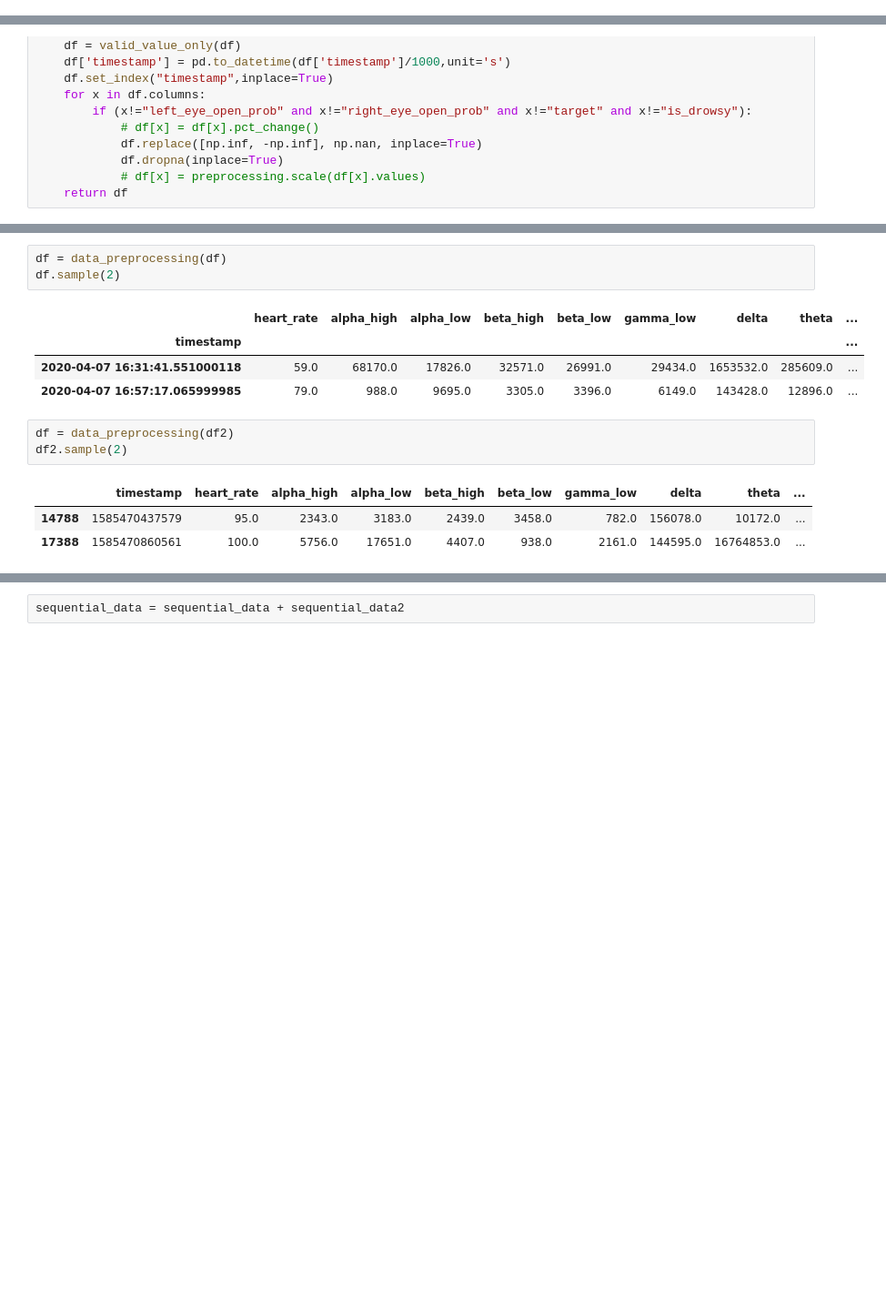
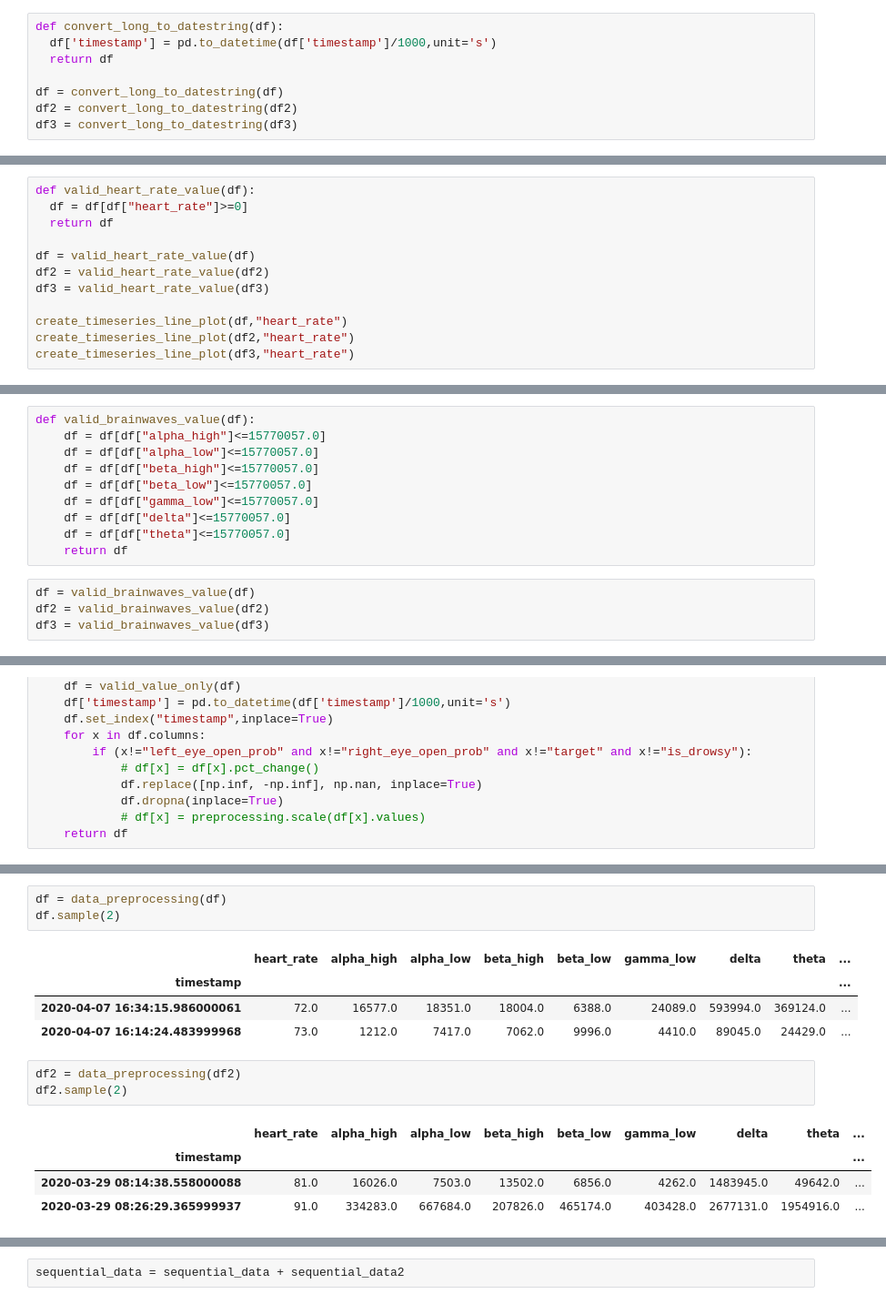
Before and after one commit to pascalisnala/drowsiness-detection-cnn-ml, a Jupyter notebook: skripsi_LSTM.ipynb, the cells around one changed output, grey strips where cells are left out. Shown at 91% size. Cells and saved outputs as stored; diff of their text form; blank space fills up the shorter version.

```diff
--- a/skripsi_LSTM.ipynb
+++ b/skripsi_LSTM.ipynb
@@ -84 +255,9 @@ memory usage: 2.6 MB
+# %%
+def convert_long_to_datestring(df):
+  df['timestamp'] = pd.to_datetime(df['timestamp']/1000,unit='s')
+  return df
+
+df = convert_long_to_datestring(df)
+df2 = convert_long_to_datestring(df2)
+df3 = convert_long_to_datestring(df3)
 # %%
@@ -97,0 +331,12 @@ df2.sample(2)
+# %%
+def valid_heart_rate_value(df):
+  df = df[df["heart_rate"]>=0]
+  return df
+
+df = valid_heart_rate_value(df)
+df2 = valid_heart_rate_value(df2)
+df3 = valid_heart_rate_value(df3)
+
+create_timeseries_line_plot(df,"heart_rate")
+create_timeseries_line_plot(df2,"heart_rate")
+create_timeseries_line_plot(df3,"heart_rate")
@@ -97,0 +399,14 @@ df2.sample(2)
+# %%
+def valid_brainwaves_value(df):
+    df = df[df["alpha_high"]<=15770057.0]
+    df = df[df["alpha_low"]<=15770057.0]
+    df = df[df["beta_high"]<=15770057.0]
+    df = df[df["beta_low"]<=15770057.0]
+    df = df[df["gamma_low"]<=15770057.0]
+    df = df[df["delta"]<=15770057.0]
+    df = df[df["theta"]<=15770057.0]
+    return df
+# %%
+df = valid_brainwaves_value(df)
+df2 = valid_brainwaves_value(df2)
+df3 = valid_brainwaves_value(df3)
@@ -138,15 +473,16 @@ df.sample(2)
 # %% [output]
 |  | heart_rate | alpha_high | alpha_low | beta_high | beta_low | gamma_low | delta | theta | ... |
 | timestamp |  |  |  |  |  |  |  |  | ... |
-| 2020-04-07 16:31:41.551000118 | 59.0 | 68170.0 | 17826.0 | 32571.0 | 26991.0 | 29434.0 | 1653532.0 | 285609.0 | ... |
-| 2020-04-07 16:57:17.065999985 | 79.0 | 988.0 | 9695.0 | 3305.0 | 3396.0 | 6149.0 | 143428.0 | 12896.0 | ... |
+| 2020-04-07 16:34:15.986000061 | 72.0 | 16577.0 | 18351.0 | 18004.0 | 6388.0 | 24089.0 | 593994.0 | 369124.0 | ... |
+| 2020-04-07 16:14:24.483999968 | 73.0 | 1212.0 | 7417.0 | 7062.0 | 9996.0 | 4410.0 | 89045.0 | 24429.0 | ... |
 # %%
-df = data_preprocessing(df2)
+df2 = data_preprocessing(df2)
 df2.sample(2)
 # %% [output]
-|  | timestamp | heart_rate | alpha_high | alpha_low | beta_high | beta_low | gamma_low | delta | theta | ... |
-| 14788 | 1585470437579 | 95.0 | 2343.0 | 3183.0 | 2439.0 | 3458.0 | 782.0 | 156078.0 | 10172.0 | ... |
-| 17388 | 1585470860561 | 100.0 | 5756.0 | 17651.0 | 4407.0 | 938.0 | 2161.0 | 144595.0 | 16764853.0 | ... |
+|  | heart_rate | alpha_high | alpha_low | beta_high | beta_low | gamma_low | delta | theta | ... |
+| timestamp |  |  |  |  |  |  |  |  | ... |
+| 2020-03-29 08:14:38.558000088 | 81.0 | 16026.0 | 7503.0 | 13502.0 | 6856.0 | 4262.0 | 1483945.0 | 49642.0 | ... |
+| 2020-03-29 08:26:29.365999937 | 91.0 | 334283.0 | 667684.0 | 207826.0 | 465174.0 | 403428.0 | 2677131.0 | 1954916.0 | ... |
 # %%
 SEQ_LEN = 3000
 FUTURE_PERIOD_PREDICT = 1500
```
Also changed, not shown: parts of 101 cells of this notebook.
